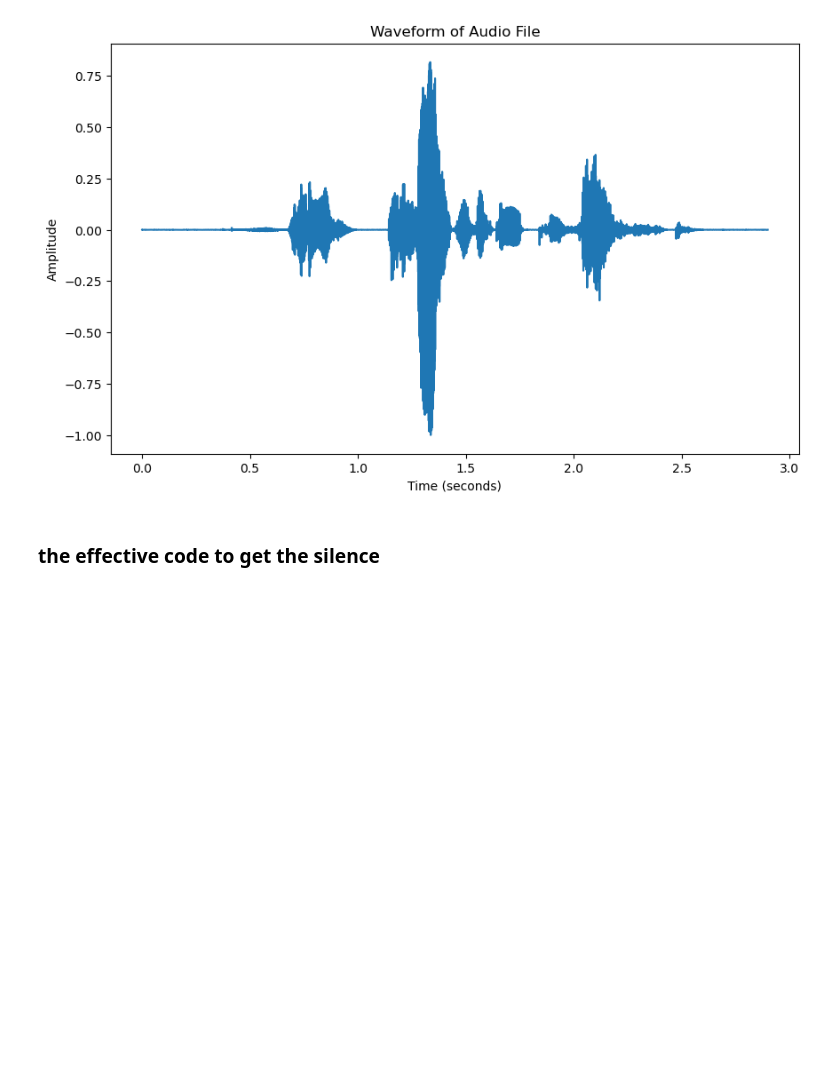
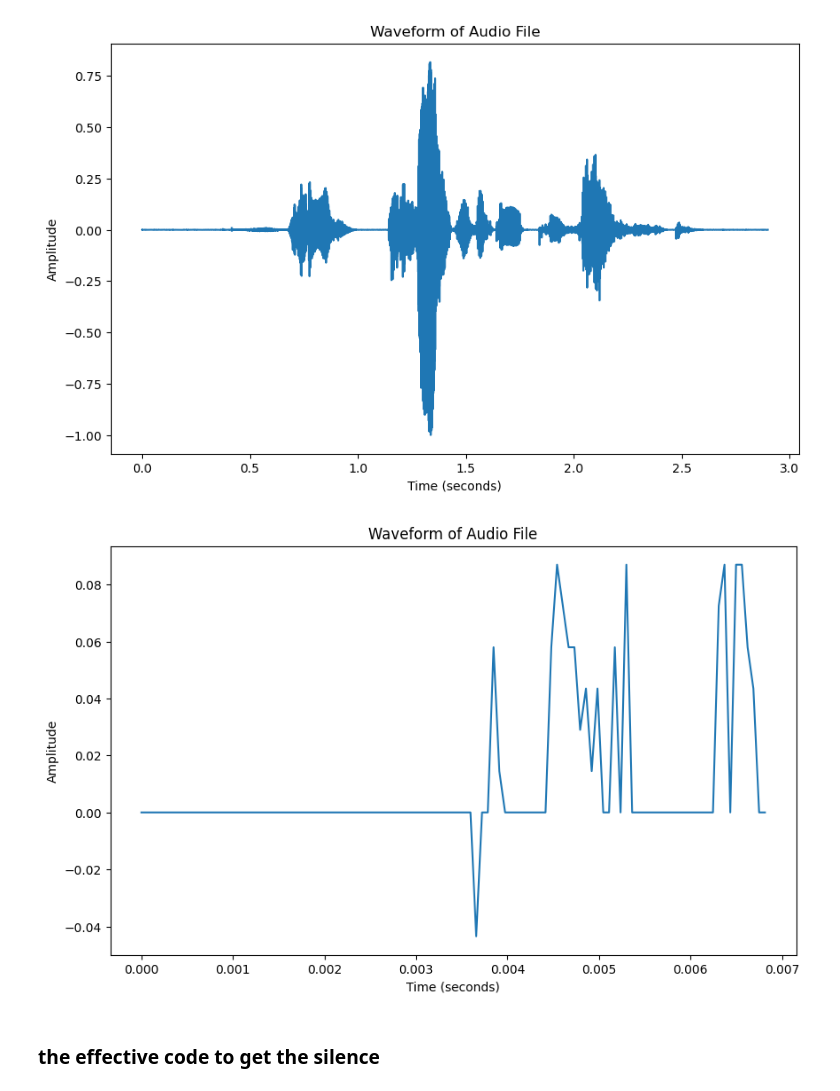
Before and after one commit to LovatoTomas/DF_AudioDeepfakeDetection, a Jupyter notebook: HM_DFB_Ali.ipynb, the cells around one changed output. Drawn from its saved outputs; the diff is of its cells as text; code cells hidden in the pictures; blank space fills up the shorter version.

```diff
--- a/HM_DFB_Ali.ipynb
+++ b/HM_DFB_Ali.ipynb
@@ -124,7 +124,7 @@ print(len(labels.items()))
 # %% [output]
 25380
 # %%
-for i in range(0, 10000):
+for i in range(0, len(labels.items())):
     line = lines[i]
     parts = line.strip().split()
     file_name = parts[1]
@@ -138,6 +138,8 @@ for file_name, label in prova.items():
 
     # Load audio file using librosa
     audio, _ = librosa.load(file_path, sr=SAMPLE_RATE, duration=DURATION)
+    if len(audio)< min:
+        min = len(audio)
 
     # Extract Mel spectrogram using librosa
     mel_spectrogram = librosa.feature.melspectrogram(y=audio, sr=SAMPLE_RATE, n_mels=N_MELS)
@@ -316,6 +377,23 @@ i = 2
 plot_audio_in_time(prova_audio[i], SAMPLE_RATE)
 # %% [output]
 [figure]
+# %%
+signal = prova_audio[1]
+# Normalize the audio signal
+signal = signal / np.max(np.abs(signal))
+
+# # Pad or trim the signal to ensure uniform length
+# max_length = SAMPLE_RATE * len(signal)
+# if len(signal) < max_length:
+#     signal = np.pad(signal, (0, max_length - len(signal)), 'constant')
+# else:
+#     signal = signal[:max_length]
+
+silenzio = filter_noise(signal, 0.1)
+# %%
+plot_audio_in_time(silenzio, SAMPLE_RATE)
+# %% [output]
+[figure, added]
 # %%
 def filter_noise(audio_chunk, treshold=0.001):
     tmp_audio = audio_chunk
```
Also changed, not shown: parts of 10 cells of this notebook.
